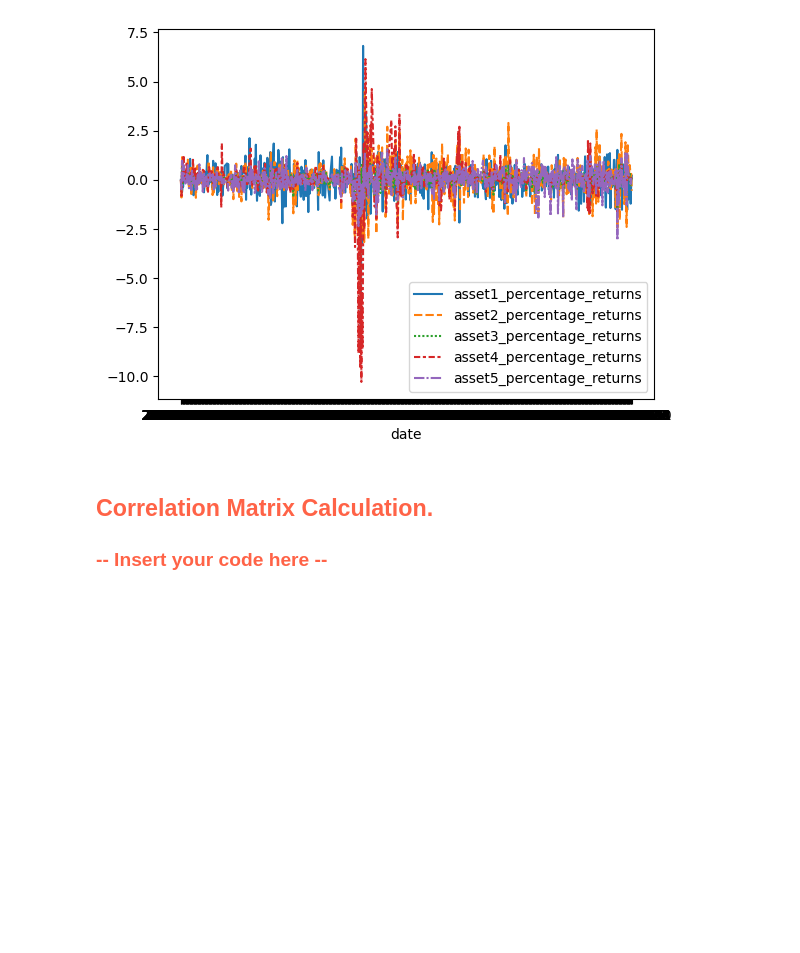
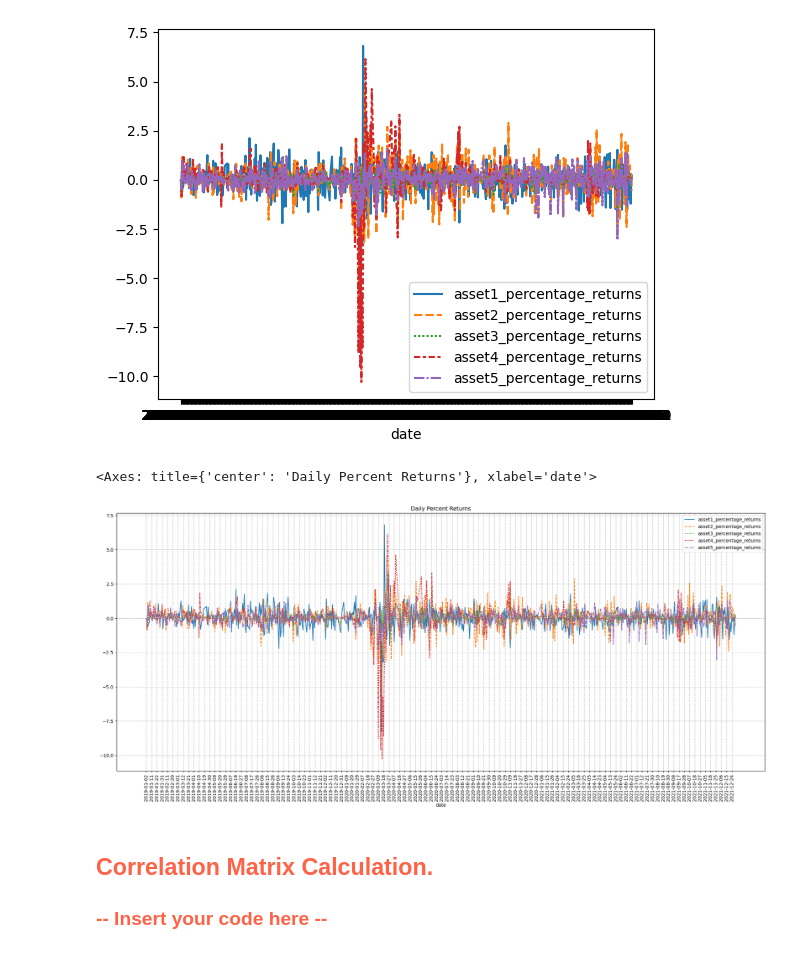
Before and after one commit to eduardoparracho/portofolio-analysis-quest, a Jupyter notebook: quest.ipynb, the cells around one changed output. Drawn from its saved outputs; the diff is of its cells as text; code cells hidden in the pictures; blank space fills up the shorter version.

```diff
--- a/quest.ipynb
+++ b/quest.ipynb
@@ -102,6 +102,18 @@ sns.lineplot(data=daily_df)
 # %% [output]
 <Axes: xlabel='date'>
 [figure]
+# %%
+
+plt.figure(figsize=(25,10))
+plt.title("Daily Percent Returns")
+plt.xlabel('date')
+plt.grid(linestyle='--')
+plt.xticks(rotation=90)
+plt.xticks(np.arange(0, len(df.index), 7))
+sns.lineplot(data=daily_df)
+# %% [output]
+<Axes: title={'center': 'Daily Percent Returns'}, xlabel='date'>
+[figure, added]
 # %% [markdown]
 <h2 style="color: #FF6347;">Correlation Matrix Calculation.</h2>
 <h3 style="color: #FF6347;">-- Insert your code here --</h3>
```
Also changed, not shown: parts of 7 cells of this notebook.
